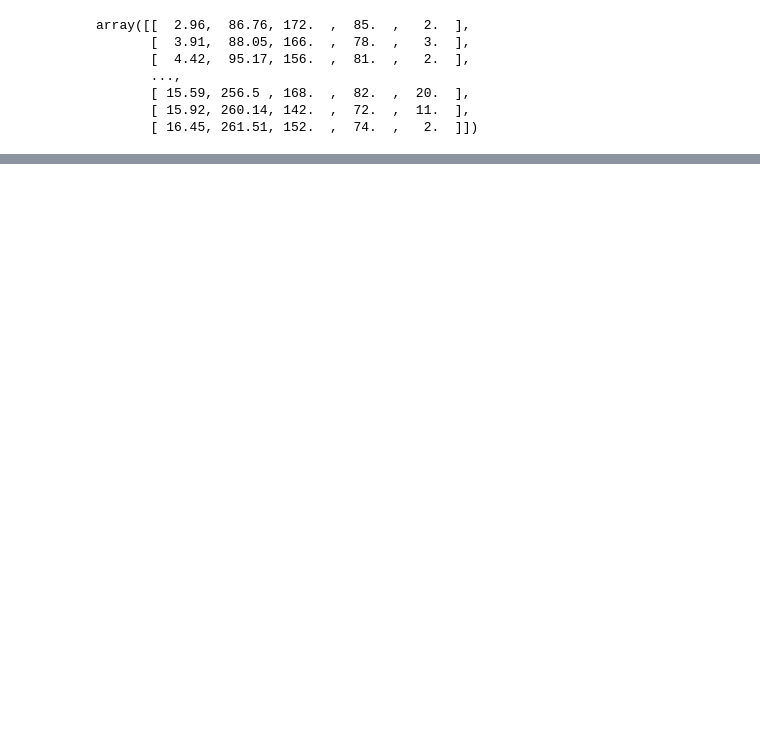
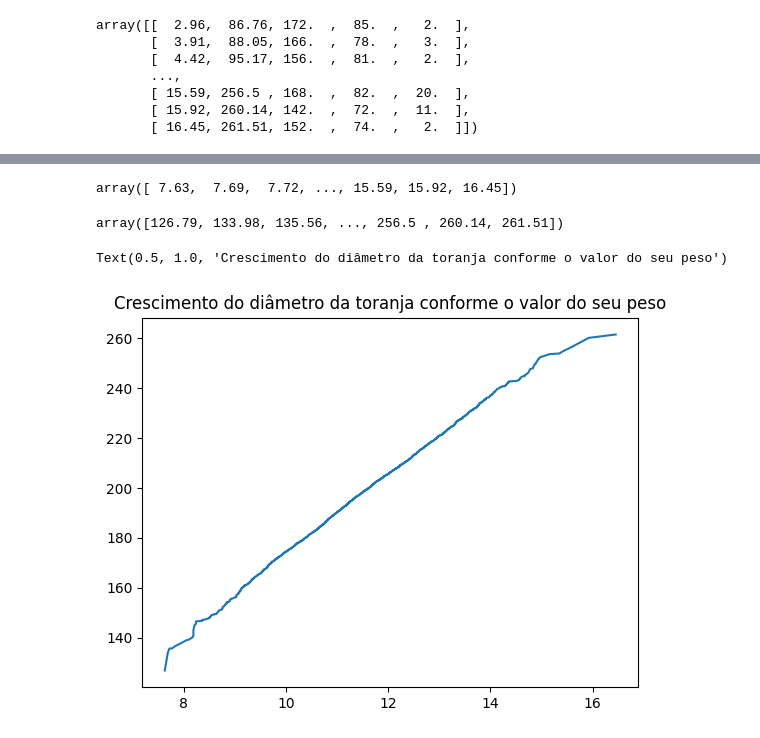
Before and after one commit to strawndri/python-ds-numpy, a Jupyter notebook: Desafio_Python_Data_Science_NumPy.ipynb, the cells around one changed output, grey strips where cells are left out. Cells and saved outputs as stored; diff of their text form; code cells hidden in the pictures; blank space fills up the shorter version.

```diff
--- a/Desafio_Python_Data_Science_NumPy.ipynb
+++ b/Desafio_Python_Data_Science_NumPy.ipynb
@@ -19,0 +71,14 @@ array([[  2.96,  86.76, 172.  ,  85.  ,   2.  ],
+# %%
+diametro_toranja
+# %% [output]
+array([ 7.63,  7.69,  7.72, ..., 15.59, 15.92, 16.45])
+# %%
+peso_toranja
+# %% [output]
+array([126.79, 133.98, 135.56, ..., 256.5 , 260.14, 261.51])
+# %%
+plt.plot(diametro_toranja, peso_toranja)
+plt.title(label='Crescimento do diâmetro da toranja conforme o valor do seu peso')
+# %% [output]
+Text(0.5, 1.0, 'Crescimento do diâmetro da toranja conforme o valor do seu peso')
+[figure, added]
```
Also changed, not shown: parts of 15 cells of this notebook.
